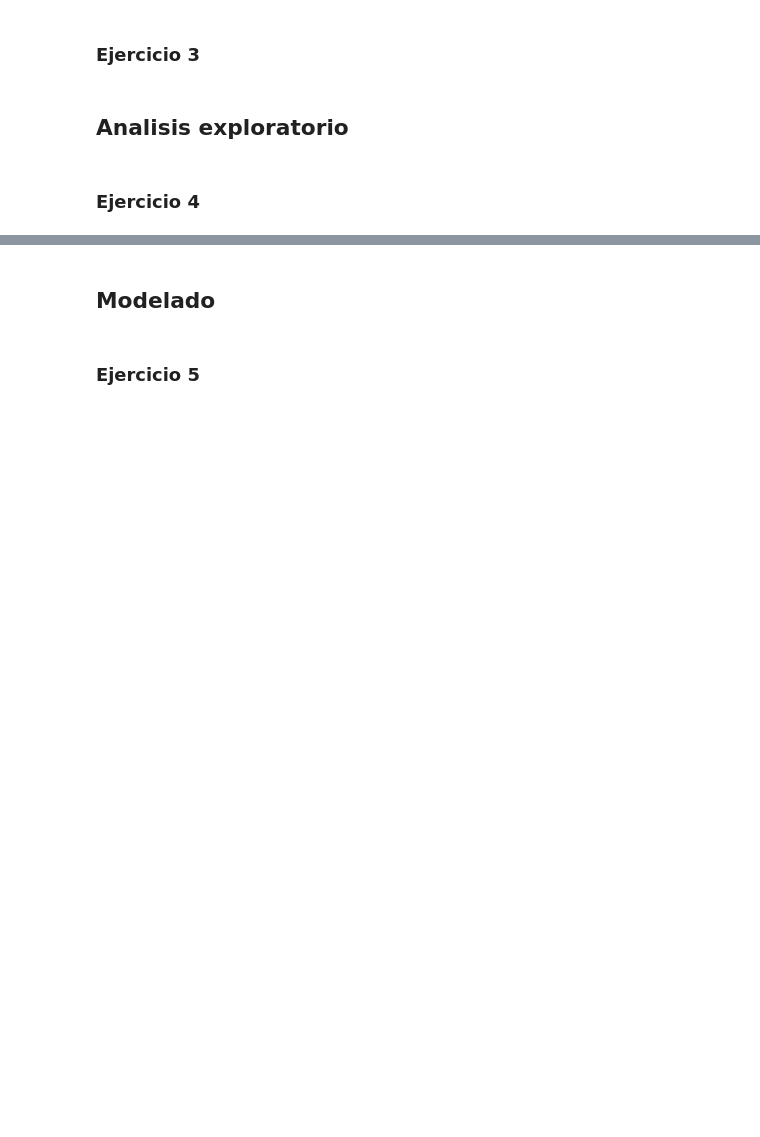
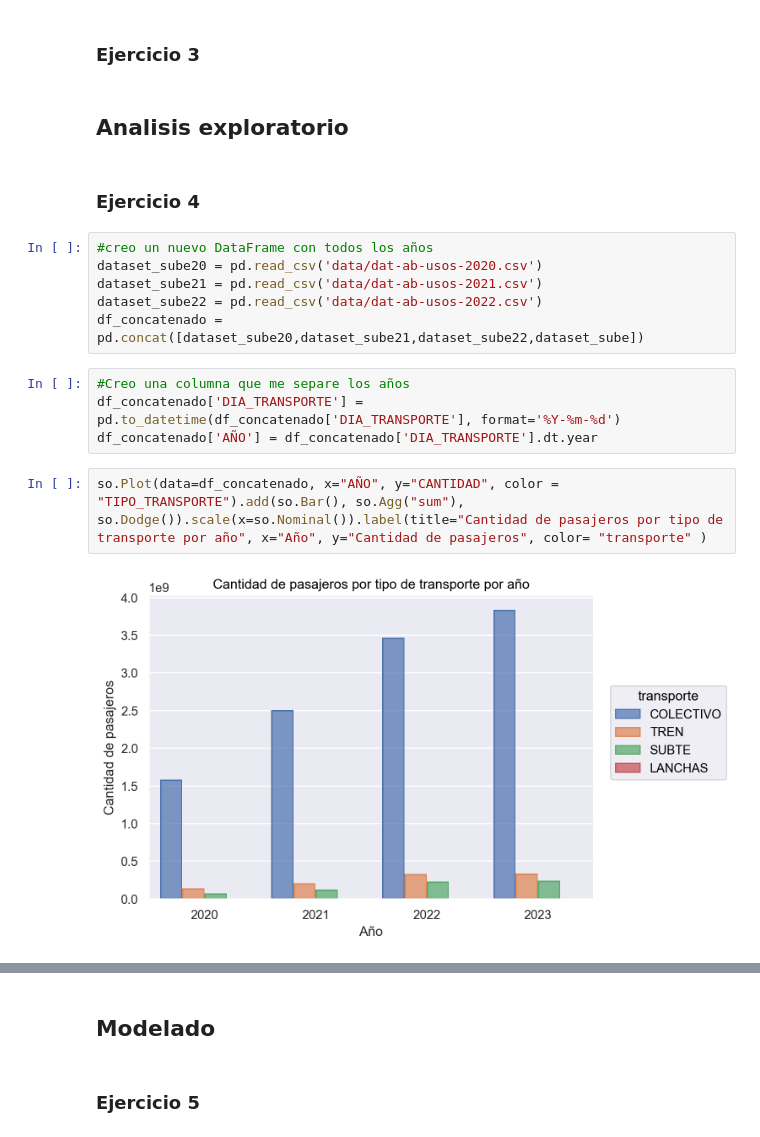
Before and after one commit to alejoGonc/labo_tp1, a Jupyter notebook: main.ipynb, the cells around one changed output, grey strips where cells are left out. Drawn from its saved outputs; the diff is of its cells as text; blank space fills up the shorter version.

```diff
--- a/main.ipynb
+++ b/main.ipynb
@@ -37,3 +54,17 @@ dataset_sube['FECHA_ORDINAL'] = dataset_sube['DIA_TRANSPORTE'].dt.day_of_year
 ## Analisis exploratorio
 # %% [markdown]
 ### Ejercicio 4
+# %%
+#creo un nuevo DataFrame con todos los años
+dataset_sube20 = pd.read_csv('data/dat-ab-usos-2020.csv')
+dataset_sube21 = pd.read_csv('data/dat-ab-usos-2021.csv')
+dataset_sube22 = pd.read_csv('data/dat-ab-usos-2022.csv')
+df_concatenado = pd.concat([dataset_sube20,dataset_sube21,dataset_sube22,dataset_sube])
+# %%
+#Creo una columna que me separe los años
+df_concatenado['DIA_TRANSPORTE'] = pd.to_datetime(df_concatenado['DIA_TRANSPORTE'], format='%Y-%m-%d')
+df_concatenado['AÑO'] = df_concatenado['DIA_TRANSPORTE'].dt.year
+# %%
+so.Plot(data=df_concatenado, x="AÑO", y="CANTIDAD", color = "TIPO_TRANSPORTE").add(so.Bar(), so.Agg("sum"), so.Dodge()).scale(x=so.Nominal()).label(title="Cantidad de pasajeros por tipo de transporte por año", x="Año", y="Cantidad de pasajeros", color= "transporte" )
+# %% [output]
+[figure, added]
```
Also changed, not shown: parts of 4 cells of this notebook, 1 other file.
